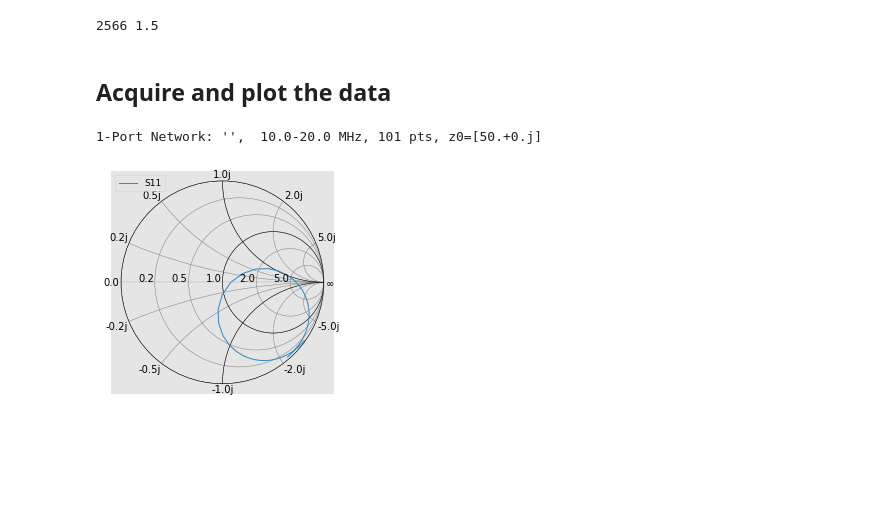
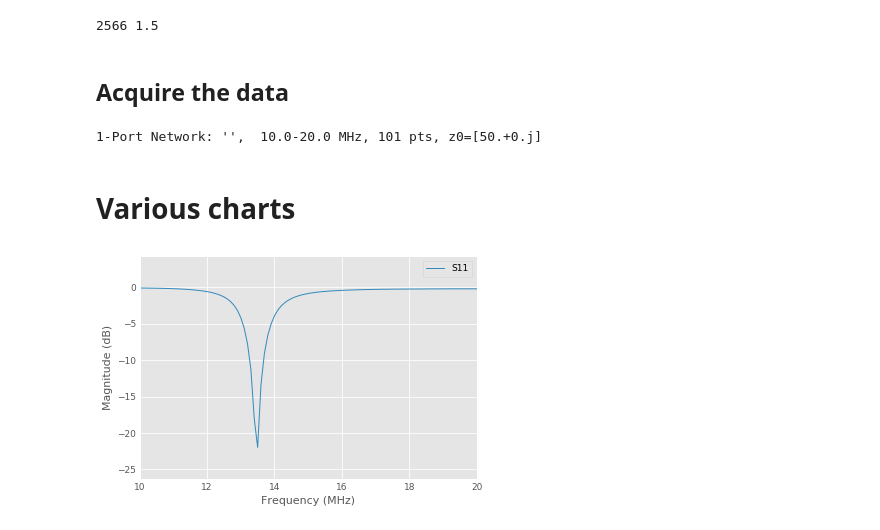
Before and after one commit to EA4FRB/sark110-python, a Jupyter notebook: src/scikit-rf-smith.ipynb, the cells around one changed output. Saved outputs shown, nothing was run; the diff lists cells and outputs as text; code cells hidden in the pictures; blank space fills up the shorter version.

```diff
--- a/src/scikit-rf-smith.ipynb
+++ b/src/scikit-rf-smith.ipynb
@@ -51,7 +51,7 @@ print(sark110.fw_protocol, sark110.fw_version)
 # %% [output]
 2566 1.5
 # %% [markdown]
-## Acquire and plot the data
+## Acquire the data
 # %%
 y = []
 x = []
@@ -65,8 +65,12 @@ for i in range(points):
 
 ring_slot = rf.Network(frequency=x, s=y, z0=50)
 ring_slot.frequency.unit = 'mhz'
-ring_slot.plot_s_smith(draw_labels=True)
 print(ring_slot)
 # %% [output]
 1-Port Network: '',  10.0-20.0 MHz, 101 pts, z0=[50.+0.j]
-[figure, removed]
+# %% [markdown]
+# Various charts
+# %%
+ring_slot.plot_s_db()
+# %% [output]
+[figure, added]
```
Also changed, not shown: parts of 6 cells of this notebook.
